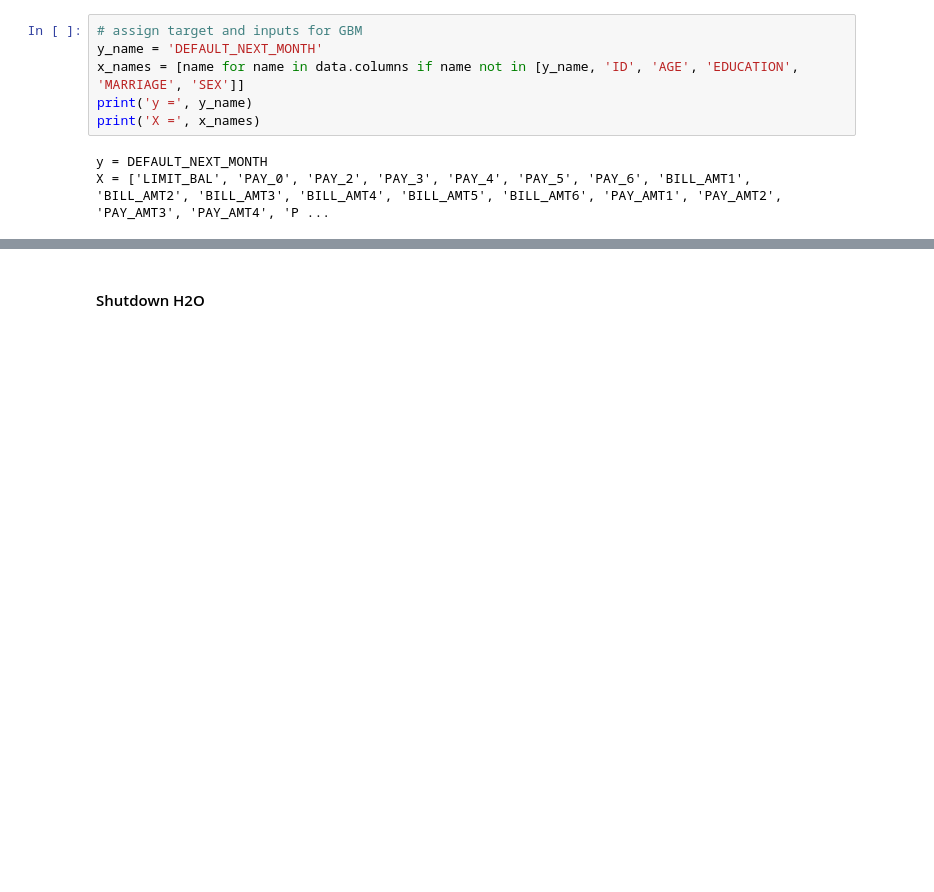
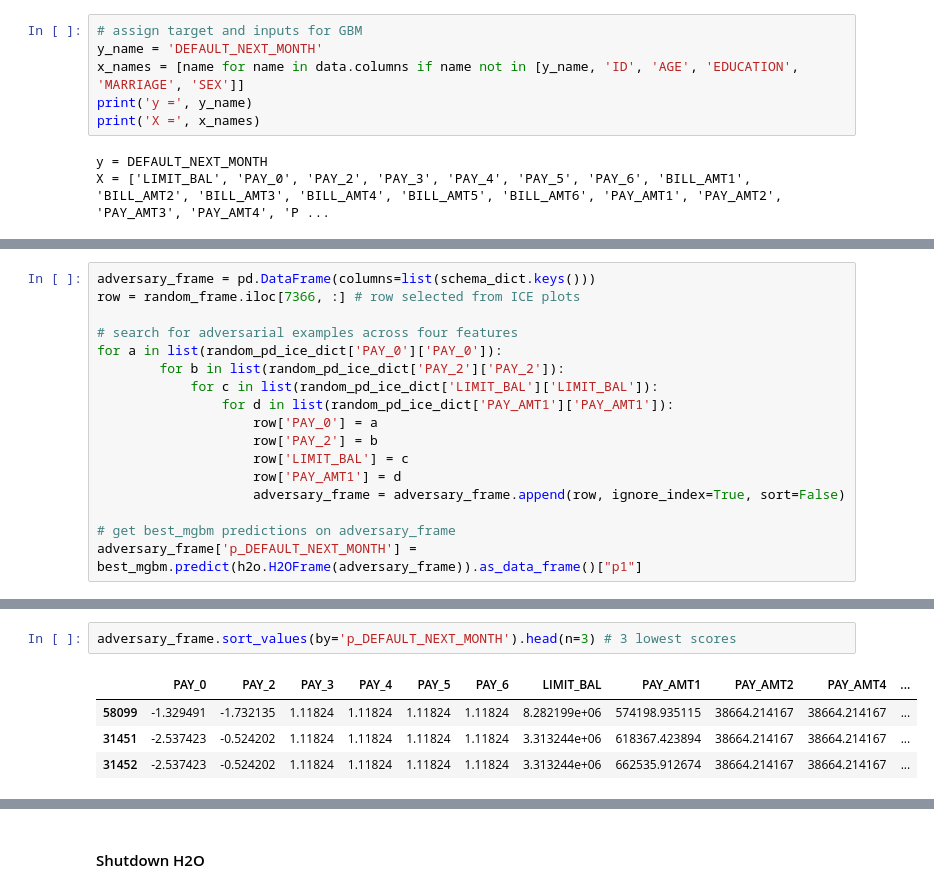
Before and after one commit to jphall663/GWU_rml, a Jupyter notebook: lecture_4.ipynb, the cells around one changed output, grey strips where cells are left out. Saved outputs shown, nothing was run; the diff lists cells and outputs as text; blank space fills up the shorter version.

```diff
--- a/lecture_4.ipynb
+++ b/lecture_4.ipynb
@@ -251,0 +325,17 @@ Maximum Metrics: Maximum metrics at their respective thresholds
+# %%
+adversary_frame = pd.DataFrame(columns=list(schema_dict.keys()))
+row = random_frame.iloc[7366, :] # row selected from ICE plots
+
+# search for adversarial examples across four features
+for a in list(random_pd_ice_dict['PAY_0']['PAY_0']):
+        for b in list(random_pd_ice_dict['PAY_2']['PAY_2']):
+            for c in list(random_pd_ice_dict['LIMIT_BAL']['LIMIT_BAL']):
+                for d in list(random_pd_ice_dict['PAY_AMT1']['PAY_AMT1']):
+                    row['PAY_0'] = a
+                    row['PAY_2'] = b
+                    row['LIMIT_BAL'] = c
+                    row['PAY_AMT1'] = d
+                    adversary_frame = adversary_frame.append(row, ignore_index=True, sort=False)
+
+# get best_mgbm predictions on adversary_frame
+adversary_frame['p_DEFAULT_NEXT_MONTH'] = best_mgbm.predict(h2o.H2OFrame(adversary_frame)).as_data_frame()["p1"]
@@ -251,0 +345,7 @@ Maximum Metrics: Maximum metrics at their respective thresholds
+# %%
+adversary_frame.sort_values(by='p_DEFAULT_NEXT_MONTH').head(n=3) # 3 lowest scores
+# %% [output]
+|  | PAY_0 | PAY_2 | PAY_3 | PAY_4 | PAY_5 | PAY_6 | LIMIT_BAL | PAY_AMT1 | PAY_AMT2 | PAY_AMT4 | ... |
+| 58099 | -1.329491 | -1.732135 | 1.11824 | 1.11824 | 1.11824 | 1.11824 | 8.282199e+06 | 574198.935115 | 38664.214167 | 38664.214167 | ... |
+| 31451 | -2.537423 | -0.524202 | 1.11824 | 1.11824 | 1.11824 | 1.11824 | 3.313244e+06 | 618367.423894 | 38664.214167 | 38664.214167 | ... |
+| 31452 | -2.537423 | -0.524202 | 1.11824 | 1.11824 | 1.11824 | 1.11824 | 3.313244e+06 | 662535.912674 | 38664.214167 | 38664.214167 | ... |
```
Also changed, not shown: parts of 37 cells of this notebook, 3 other files.
